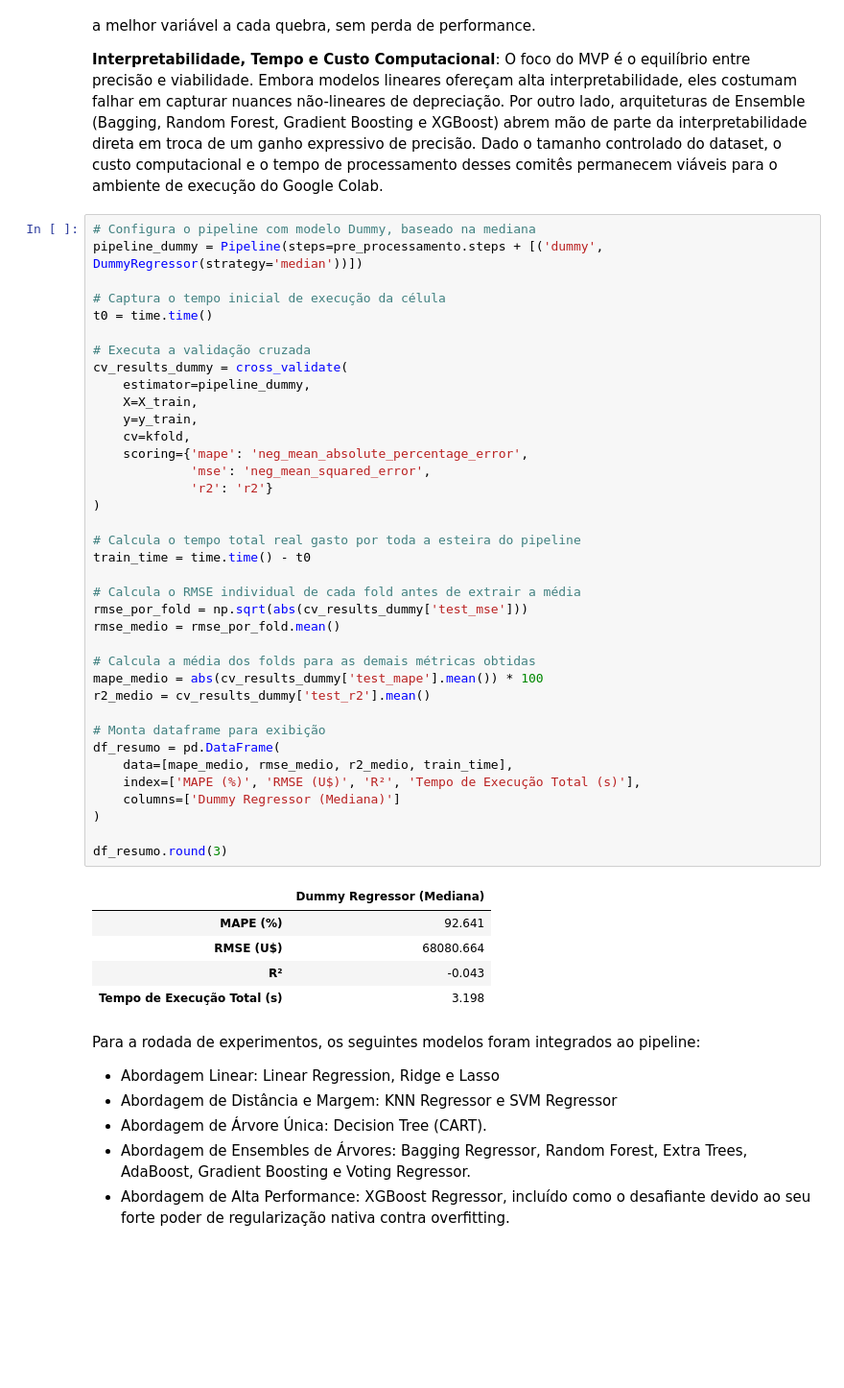
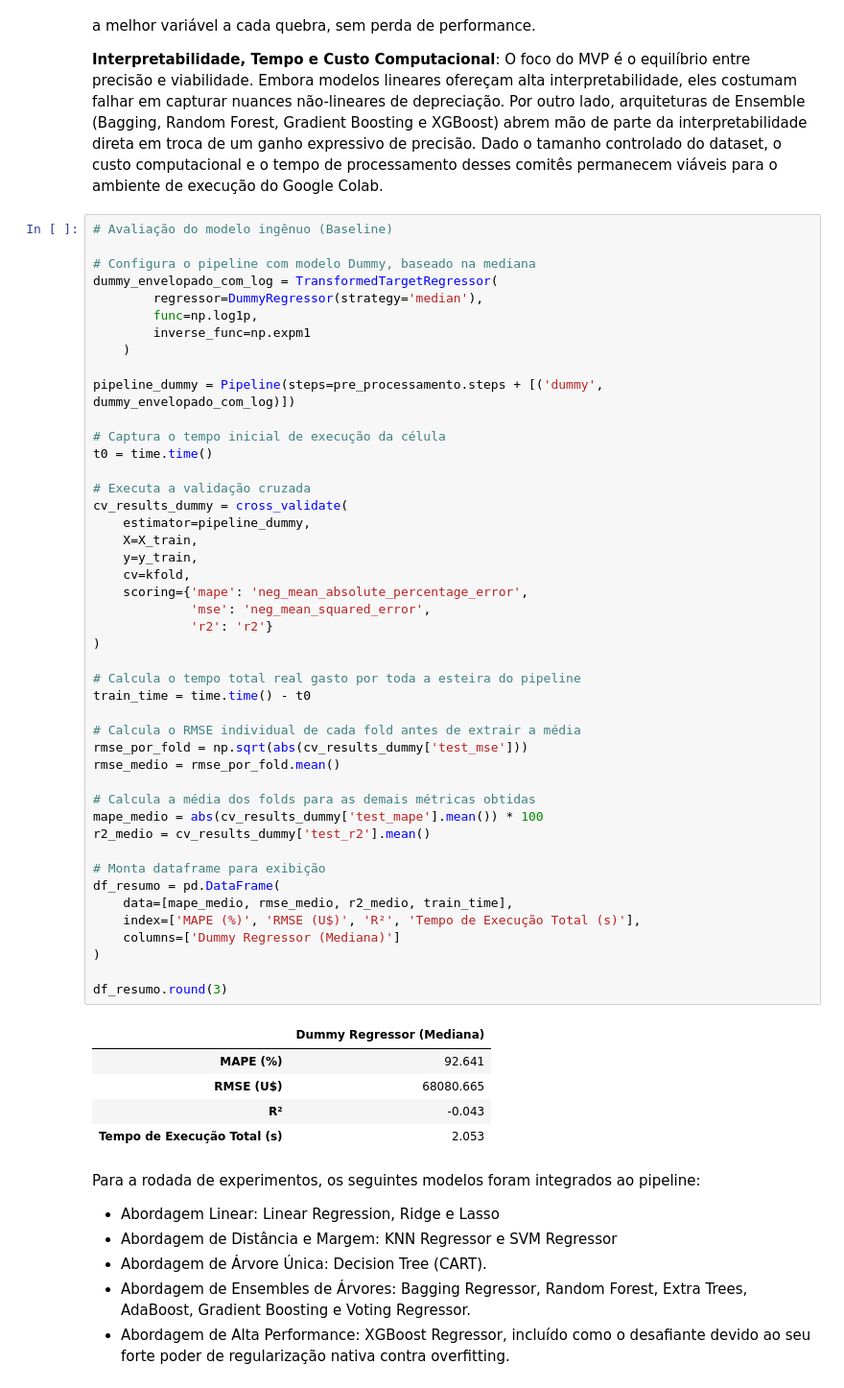
Before and after one commit to izabelaandrade-pos/mvp-puc-machine-learning, a Jupyter notebook: Sprint3_MVP_Machine_Learning_Logaritmico.ipynb, the cells around one changed output. Shown at 96% size. Drawn from its saved outputs; the diff is of its cells as text; blank space fills up the shorter version.

```diff
--- a/Sprint3_MVP_Machine_Learning_Logaritmico.ipynb
+++ b/Sprint3_MVP_Machine_Learning_Logaritmico.ipynb
@@ -1893,8 +1893,16 @@ Nesta etapa, definimos a estratégia de modelagem para identificar o algoritmo m
 
 **Interpretabilidade, Tempo e Custo Computacional**: O foco do MVP é o equilíbrio entre precisão e viabilidade. Embora modelos lineares ofereçam alta interpretabilidade, eles costumam falhar em capturar nuances não-lineares de depreciação. Por outro lado, arquiteturas de Ensemble (Bagging, Random Forest, Gradient Boosting e XGBoost) abrem mão de parte da interpretabilidade direta em troca de um ganho expressivo de precisão. Dado o tamanho controlado do dataset, o custo computacional e o tempo de processamento desses comitês permanecem viáveis para o ambiente de execução do Google Colab.
 # %%
+# Avaliação do modelo ingênuo (Baseline)
+
 # Configura o pipeline com modelo Dummy, baseado na mediana
-pipeline_dummy = Pipeline(steps=pre_processamento.steps + [('dummy', DummyRegressor(strategy='median'))])
+dummy_envelopado_com_log = TransformedTargetRegressor(
+        regressor=DummyRegressor(strategy='median'),
+        func=np.log1p,
+        inverse_func=np.expm1
+    )
+
+pipeline_dummy = Pipeline(steps=pre_processamento.steps + [('dummy', dummy_envelopado_com_log)])
 
 # Captura o tempo inicial de execução da célula
 t0 = time.time()
@@ -1905,36 +1913,36 @@ cv_results_dummy = cross_validate(
     X=X_train,
     y=y_train,
     cv=kfold,
     scoring={'mape': 'neg_mean_absolute_percentage_error',
              'mse': 'neg_mean_squared_error',
              'r2': 'r2'}
 )
 
 # Calcula o tempo total real gasto por toda a esteira do pipeline
 train_time = time.time() - t0
 
 # Calcula o RMSE individual de cada fold antes de extrair a média
 rmse_por_fold = np.sqrt(abs(cv_results_dummy['test_mse']))
 rmse_medio = rmse_por_fold.mean()
 
 # Calcula a média dos folds para as demais métricas obtidas
 mape_medio = abs(cv_results_dummy['test_mape'].mean()) * 100
 r2_medio = cv_results_dummy['test_r2'].mean()
 
 # Monta dataframe para exibição
 df_resumo = pd.DataFrame(
     data=[mape_medio, rmse_medio, r2_medio, train_time],
     index=['MAPE (%)', 'RMSE (U$)', 'R²', 'Tempo de Execução Total (s)'],
     columns=['Dummy Regressor (Mediana)']
 )
 
 df_resumo.round(3)
 # %% [output]
 |  | Dummy Regressor (Mediana) |
 | MAPE (%) | 92.641 |
-| RMSE (U$) | 68080.664 |
+| RMSE (U$) | 68080.665 |
 | R² | -0.043 |
-| Tempo de Execução Total (s) | 3.198 |
+| Tempo de Execução Total (s) | 2.053 |
 # %% [markdown]
 Para a rodada de experimentos, os seguintes modelos foram integrados ao pipeline:
 
```
Also changed, not shown: parts of 38 cells of this notebook.
